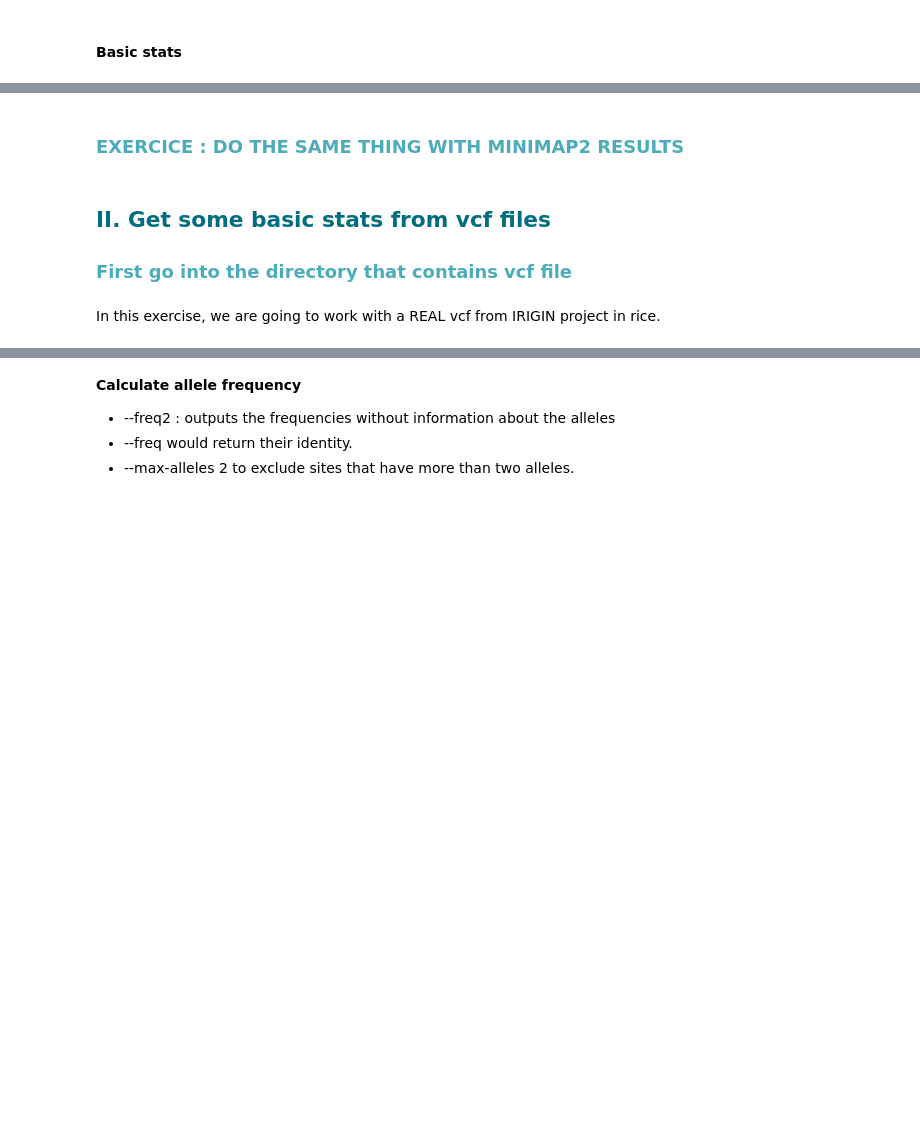
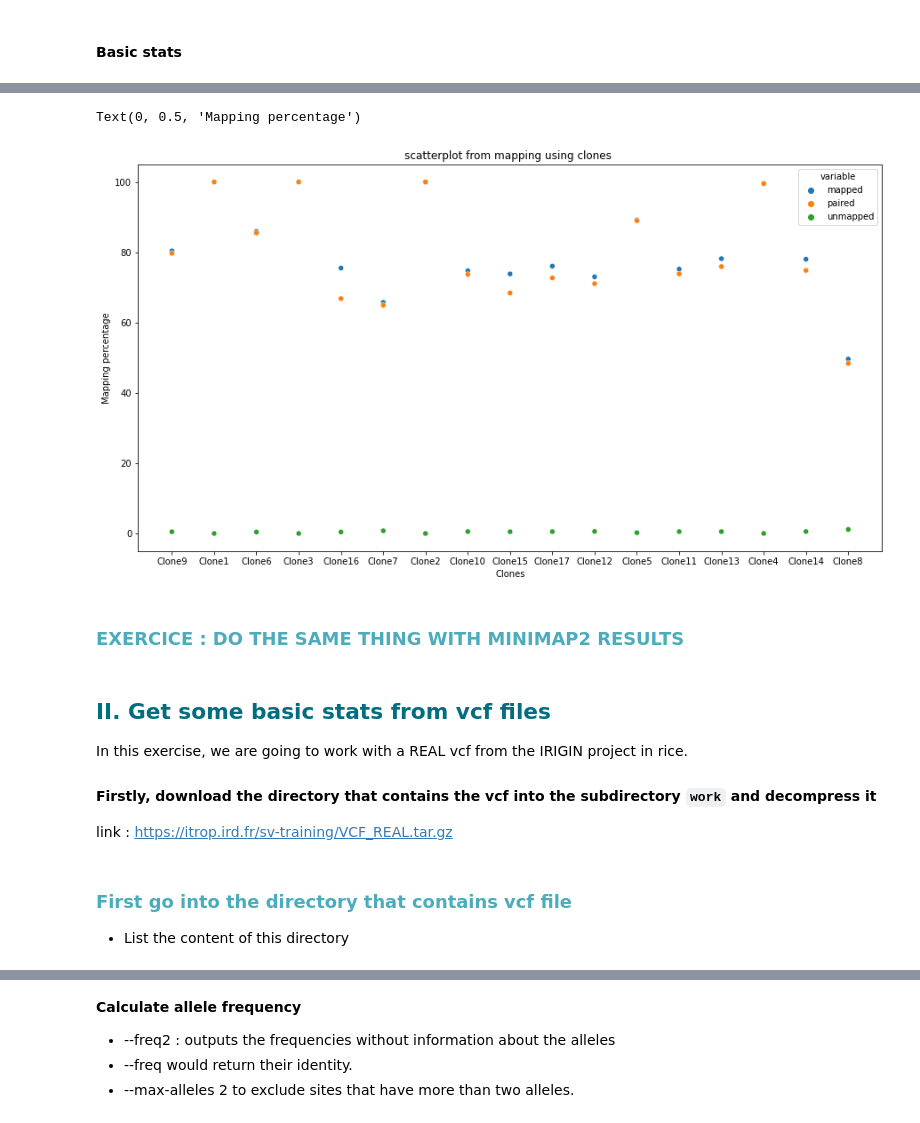
Before and after one commit to SouthGreenPlatform/-training_SV_teaching, a Jupyter notebook: Day2_Mapping_analysis.ipynb, the cells around one changed output, grey strips where cells are left out. Saved outputs shown, nothing was run; the diff lists cells and outputs as text; code cells hidden in the pictures; blank space fills up the shorter version.

```diff
--- a/Day2_Mapping_analysis.ipynb
+++ b/Day2_Mapping_analysis.ipynb
@@ -131,15 +246,22 @@ sns.scatterplot(x="sample",y="paired", data=df_bam_stat)
 # %%
 # Plot with seaborn
 import matplotlib.pyplot as plt
 import seaborn as sns
 
+plt.figure(figsize = (15,8))
 ax=sns.scatterplot(x="sample",y="value", hue='variable', data=pd.melt(df_bam_stat, 'sample'))
 ax.set_title("scatterplot from mapping using clones ")
 ax.set_xlabel("Clones")
 ax.set_ylabel("Mapping percentage")
+# %% [output]
+Text(0, 0.5, 'Mapping percentage')
+[figure, added]
 # %% [markdown]
 ### <span style="color: #4CACBC;"> EXERCICE : DO THE SAME THING WITH MINIMAP2 RESULTS <a class="anchor" id="minimap"></span>
 # %% [markdown]
 ## <span style="color:#006E7F">__II. Get some basic stats from vcf files__ <a class="anchor" id="statvcf"></a></span>
 
-### <span style="color: #4CACBC;">First go into the directory that contains vcf file  </span>
+In this exercise, we are going to work with a REAL vcf from the IRIGIN project in rice.
+
+#### Firstly, download the directory that contains the vcf into the subdirectory `work` and decompress it
+link : https://itrop.ird.fr/sv-training/VCF_REAL.tar.gz
@@ -146,2 +274,4 @@ ax.set_ylabel("Mapping percentage")
 # %% [markdown]
-In this exercise, we are going to work with a REAL vcf from IRIGIN project in rice.
+### <span style="color: #4CACBC;">First go into the directory that contains vcf file  </span>
+
+* List the content of this directory
```
Also changed, not shown: parts of 40 cells of this notebook.
